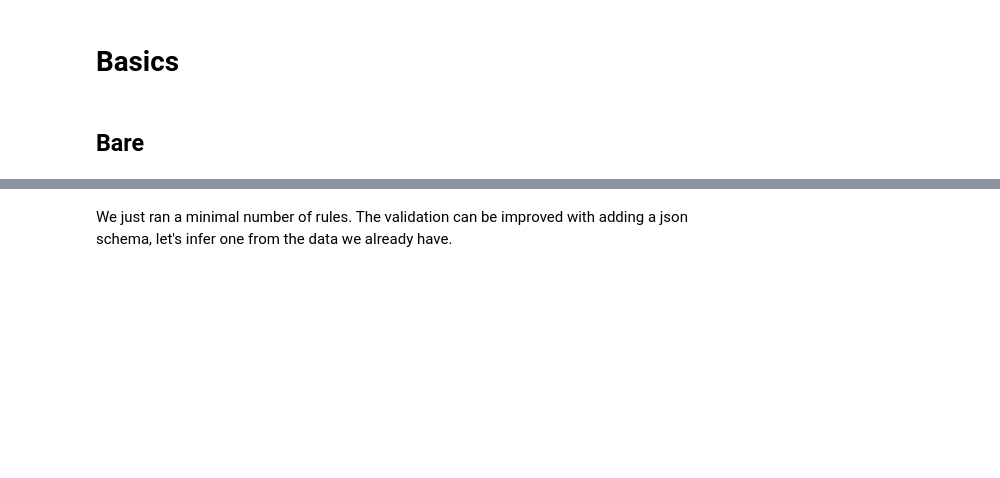
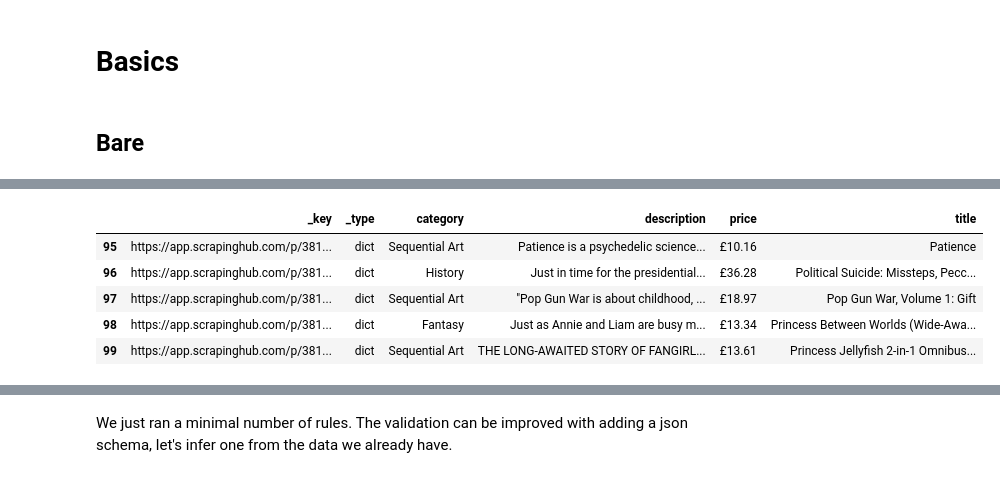
Before and after one commit to scrapinghub/arche, a Jupyter notebook: docs/source/nbs/basics.ipynb, the cells around one changed output, grey strips where cells are left out. Cells and saved outputs as stored; diff of their text form; code cells hidden in the pictures; blank space fills up the shorter version.

```diff
--- a/docs/source/nbs/basics.ipynb
+++ b/docs/source/nbs/basics.ipynb
@@ -32,0 +39,9 @@ Fields Coverage (1 message(s)):
+# %%
+df = a.source_items.df.iloc[:100]; df.tail(5)
+# %% [output]
+|  | _key | _type | category | description | price | title |
+| 95 | https://app.scrapinghub.com/p/381... | dict | Sequential Art | Patience is a psychedelic science... | £10.16 | Patience |
+| 96 | https://app.scrapinghub.com/p/381... | dict | History | Just in time for the presidential... | £36.28 | Political Suicide: Missteps, Pecc... |
+| 97 | https://app.scrapinghub.com/p/381... | dict | Sequential Art | "Pop Gun War is about childhood, ... | £18.97 | Pop Gun War, Volume 1: Gift |
+| 98 | https://app.scrapinghub.com/p/381... | dict | Fantasy | Just as Annie and Liam are busy m... | £13.34 | Princess Between Worlds (Wide-Awa... |
+| 99 | https://app.scrapinghub.com/p/381... | dict | Sequential Art | THE LONG-AWAITED STORY OF FANGIRL... | £13.61 | Princess Jellyfish 2-in-1 Omnibus... |
```
Also changed, not shown: parts of 8 cells of this notebook, 4 other files.
